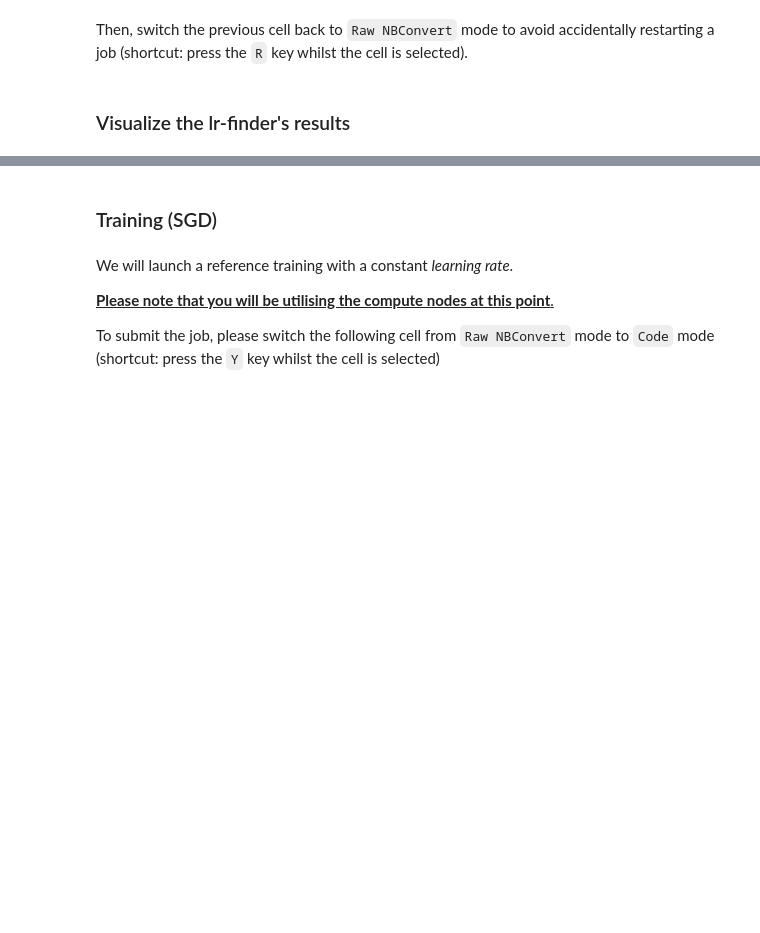
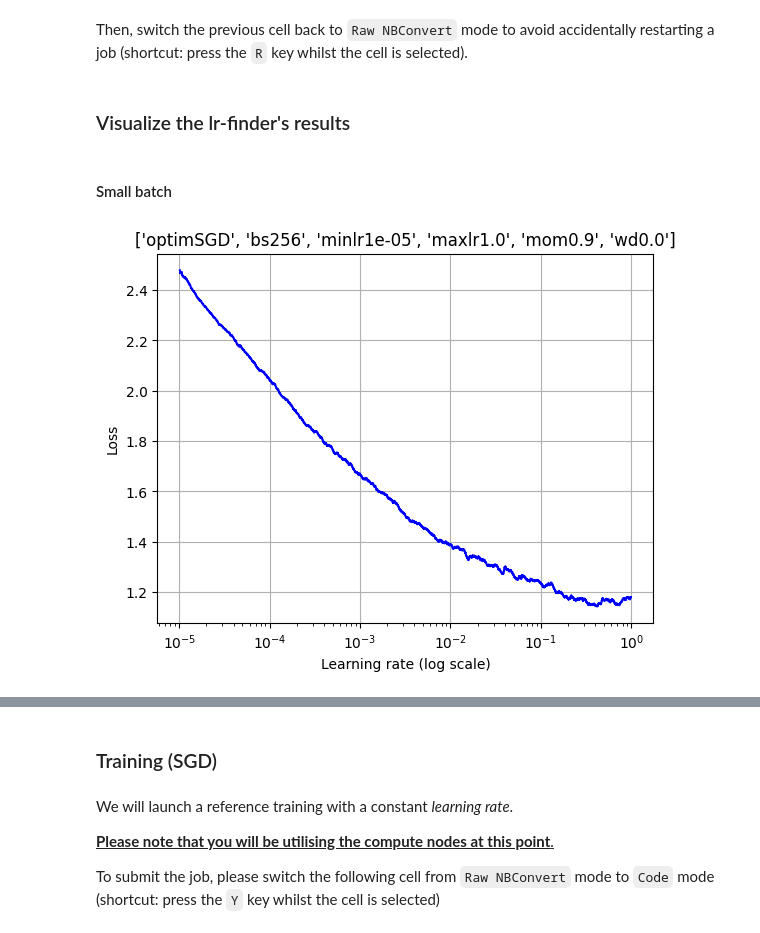
Before and after one commit to idriscnrs/dlojz_tp, a Jupyter notebook: Jour3/1.tp_optimizer/DLO-JZ_Optimizers.ipynb, the cells around one changed output, grey strips where cells are left out. Drawn from its saved outputs; the diff is of its cells as text; code cells hidden in the pictures; blank space fills up the shorter version.

Commit message:
moved lrfinder scripts. Changed to plot in notebook. Notebook tests

```diff
--- a/Jour3/1.tp_optimizer/DLO-JZ_Optimizers.ipynb
+++ b/Jour3/1.tp_optimizer/DLO-JZ_Optimizers.ipynb
@@ -106,8 +107,8 @@ max_lr = 1e0
 
 To submit the job, please switch the following cell from `Raw NBConvert` mode to `Code` mode (shortcut: press the `Y` key whilst the cell is selected)
 # %%
-command = [f'lrfinder/cifar10_Grugger_lrfinder.py -e 30 -b 256 -o SGD --min-lr {min_lr} --max-lr {max_lr}',
-           f'lrfinder/cifar10_Grugger_lrfinder.py -e 75 -b 8192 -o SGD --min-lr {min_lr} --max-lr {max_lr}']
+command = [f'cifar10_Grugger_lrfinder.py -e 30 -b 256 -o SGD --min-lr {min_lr} --max-lr {max_lr}',
+           f'cifar10_Grugger_lrfinder.py -e 75 -b 8192 -o SGD --min-lr {min_lr} --max-lr {max_lr}']
 jobids_ref = gpu_jobs_submitter(command, n_gpu, MODULE, name=name,
                    account=account, time_max='00:10:00', constraint="h100")
 print(f'jobids_ref = {jobids_ref}')
@@ -131,0 +131,6 @@ Then, switch the previous cell back to `Raw NBConvert` mode to avoid accidentall
+# %% [markdown]
+#### Small batch
+# %%
+plot_lrfinder(jobids_ref[0])
+# %% [output]
+[figure, added]
```
Also changed, not shown: parts of 19 cells of this notebook, 3 other files.
